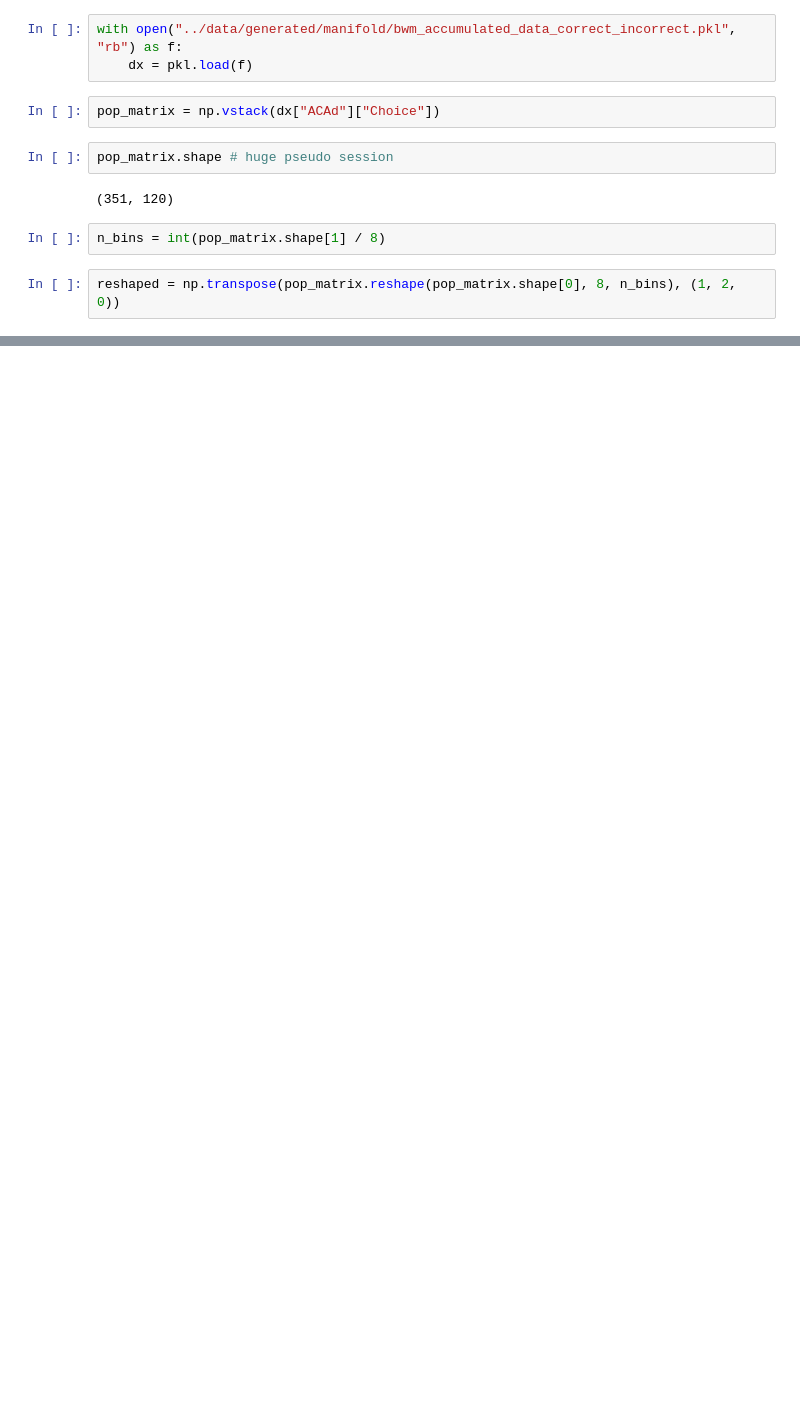
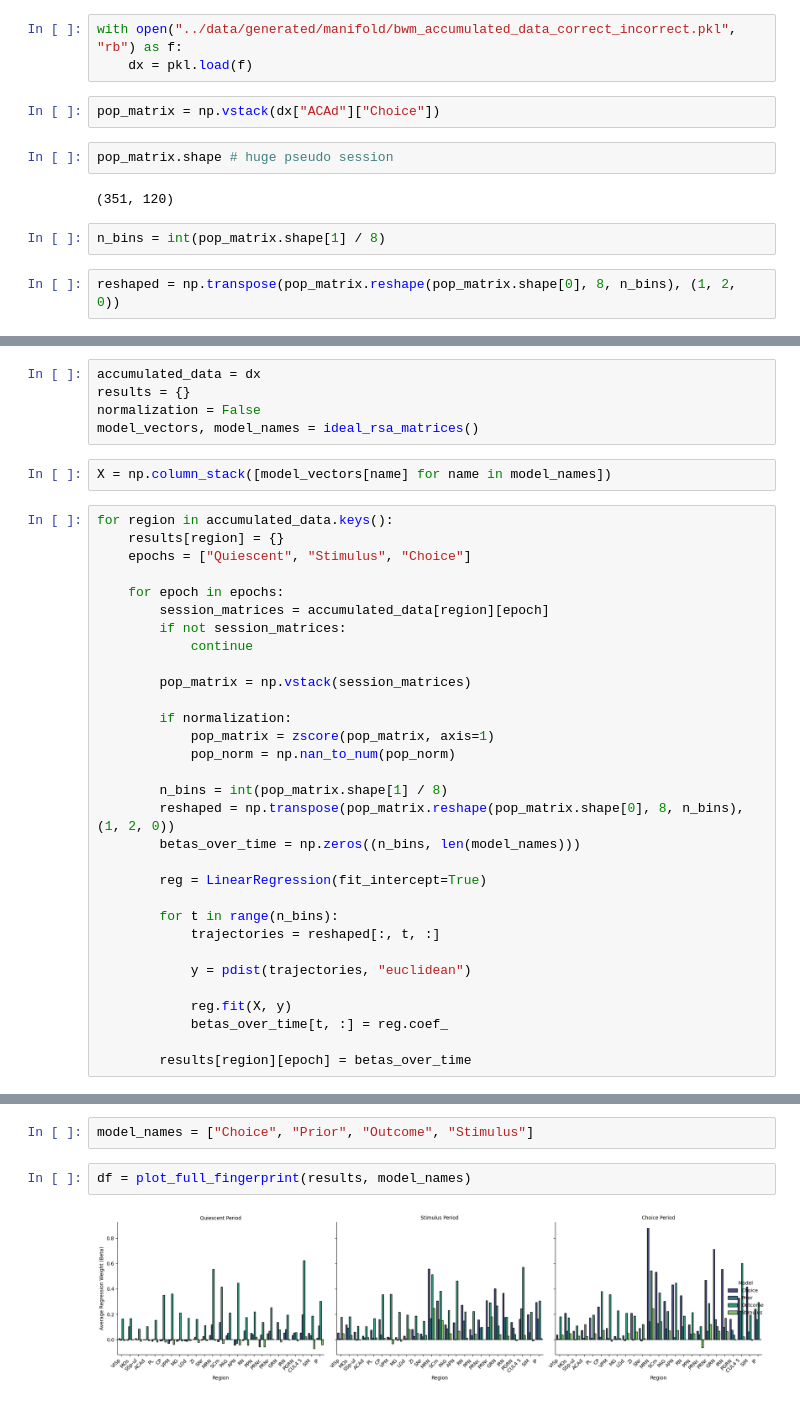
Before and after one commit to debottamKundu/ibl-partial-info-decomp, a Jupyter notebook: notebooks/simple_manifold_sanity.ipynb, the cells around one changed output, grey strips where cells are left out. Drawn from its saved outputs; the diff is of its cells as text; blank space fills up the shorter version.

Commit message:
left right choice manifold

```diff
--- a/notebooks/simple_manifold_sanity.ipynb
+++ b/notebooks/simple_manifold_sanity.ipynb
@@ -49,0 +55,38 @@ reshaped = np.transpose(pop_matrix.reshape(pop_matrix.shape[0], 8, n_bins), (1,
+# %%
+accumulated_data = dx
+results = {}
+normalization = False
+model_vectors, model_names = ideal_rsa_matrices()
+# %%
+X = np.column_stack([model_vectors[name] for name in model_names])
+# %%
+for region in accumulated_data.keys():
+    results[region] = {}
+    epochs = ["Quiescent", "Stimulus", "Choice"]
+
+    for epoch in epochs:
+        session_matrices = accumulated_data[region][epoch]
+        if not session_matrices:
+            continue
+
+        pop_matrix = np.vstack(session_matrices)
+
+        if normalization:
+            pop_matrix = zscore(pop_matrix, axis=1)
+            pop_norm = np.nan_to_num(pop_norm)
+
+        n_bins = int(pop_matrix.shape[1] / 8)
+        reshaped = np.transpose(pop_matrix.reshape(pop_matrix.shape[0], 8, n_bins), (1, 2, 0))
+        betas_over_time = np.zeros((n_bins, len(model_names)))
+
+        reg = LinearRegression(fit_intercept=True)
+
+        for t in range(n_bins):
+            trajectories = reshaped[:, t, :]
+
+            y = pdist(trajectories, "euclidean")
+
+            reg.fit(X, y)
+            betas_over_time[t, :] = reg.coef_
+
+        results[region][epoch] = betas_over_time
@@ -49,0 +168,6 @@ reshaped = np.transpose(pop_matrix.reshape(pop_matrix.shape[0], 8, n_bins), (1,
+# %%
+model_names = ["Choice", "Prior", "Outcome", "Stimulus"]
+# %%
+df = plot_full_fingerprint(results, model_names)
+# %% [output]
+[figure, added]
```
Also changed, not shown: parts of 5 cells of this notebook, 3 other files.
